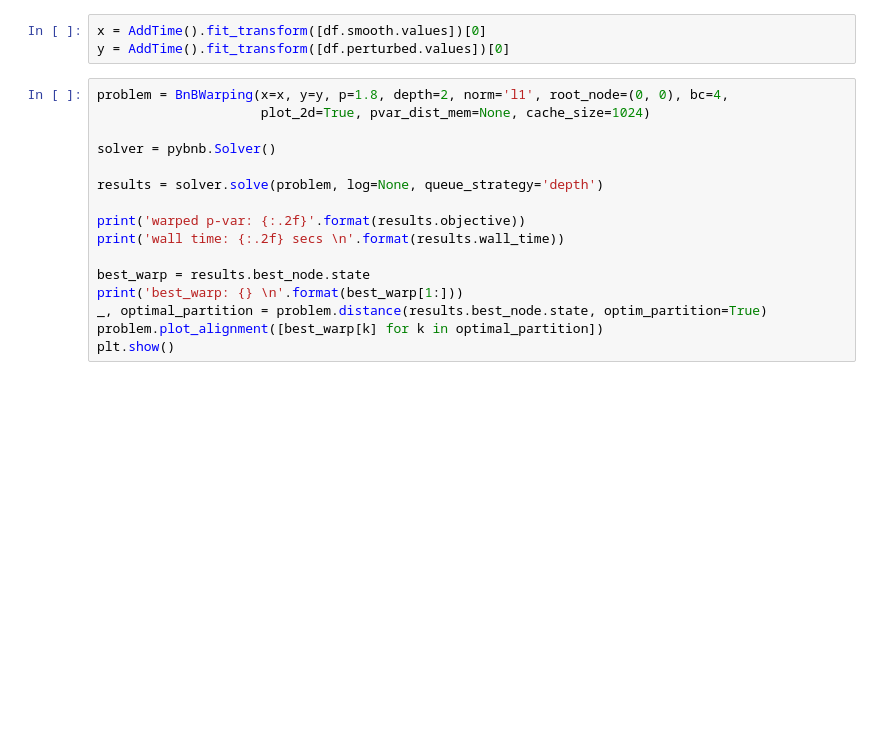
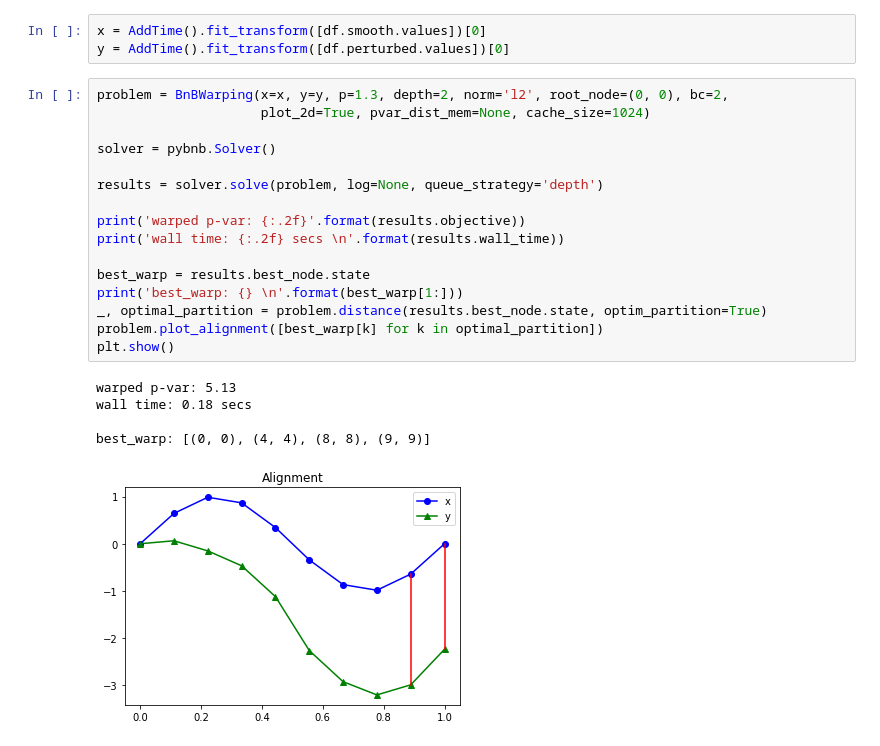
Before and after one commit to mindychen213/warped-p-variation, a Jupyter notebook: Branch-and-Bound/examples/Smooth path perturbed by Brownian path.ipynb, the cells around one changed output. Cells and saved outputs as stored; diff of their text form; blank space fills up the shorter version.

```diff
--- a/Branch-and-Bound/examples/Smooth path perturbed by Brownian path.ipynb
+++ b/Branch-and-Bound/examples/Smooth path perturbed by Brownian path.ipynb
@@ -83,18 +83,24 @@ W.plot_lattice()
 x = AddTime().fit_transform([df.smooth.values])[0]
 y = AddTime().fit_transform([df.perturbed.values])[0]
 # %%
-problem = BnBWarping(x=x, y=y, p=1.8, depth=2, norm='l1', root_node=(0, 0), bc=4,
+problem = BnBWarping(x=x, y=y, p=1.3, depth=2, norm='l2', root_node=(0, 0), bc=2,
                      plot_2d=True, pvar_dist_mem=None, cache_size=1024)
 
 solver = pybnb.Solver()
 
 results = solver.solve(problem, log=None, queue_strategy='depth')
 
 print('warped p-var: {:.2f}'.format(results.objective))
 print('wall time: {:.2f} secs \n'.format(results.wall_time))
 
 best_warp = results.best_node.state
 print('best_warp: {} \n'.format(best_warp[1:]))
 _, optimal_partition = problem.distance(results.best_node.state, optim_partition=True)
 problem.plot_alignment([best_warp[k] for k in optimal_partition])
 plt.show()
+# %% [output]
+warped p-var: 5.13
+wall time: 0.18 secs
+
+best_warp: [(0, 0), (4, 4), (8, 8), (9, 9)]
+[figure, added]
```
Also changed, not shown: parts of 4 cells of this notebook.
